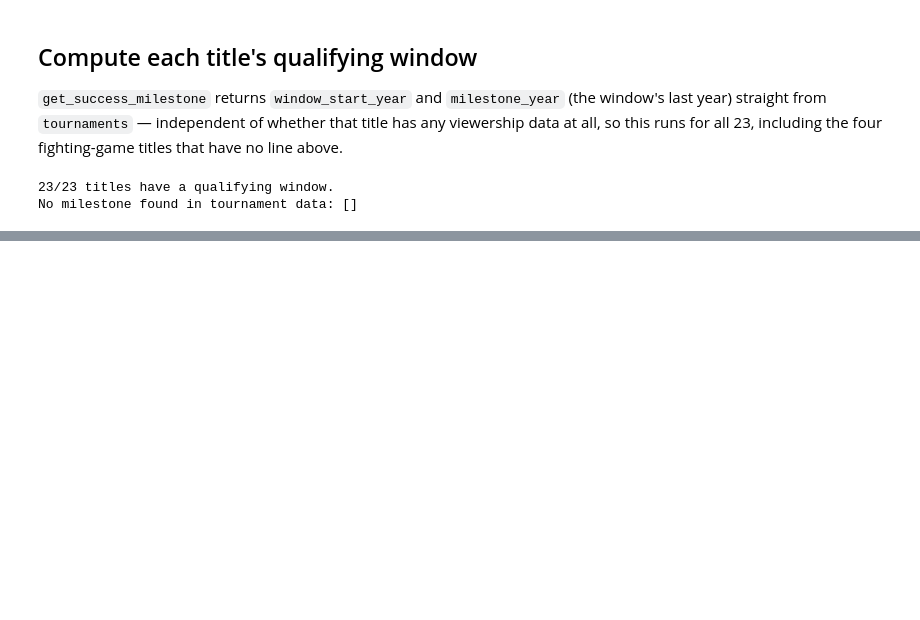
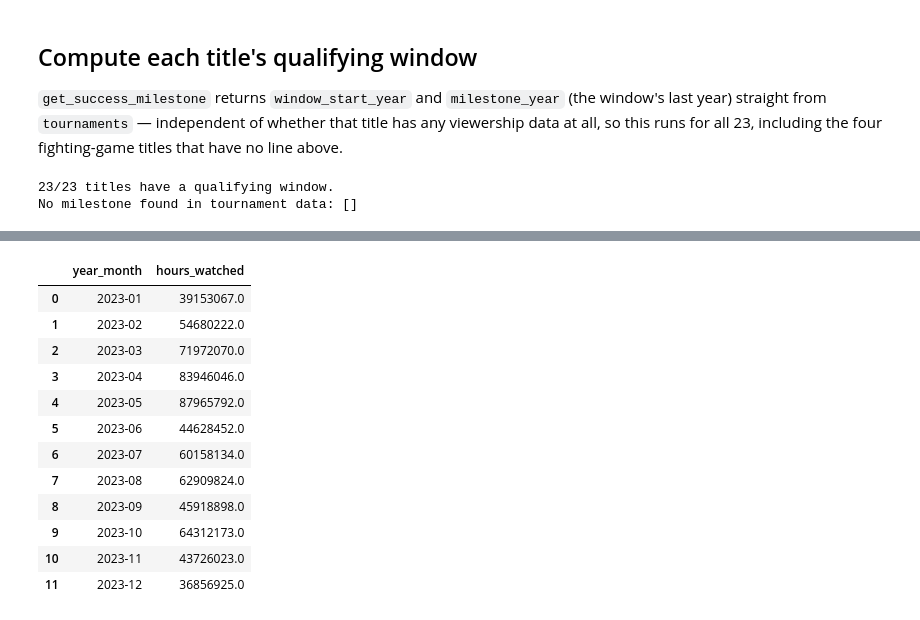
Before and after one commit to JacobH1994/fandomdatapuller, a Jupyter notebook: notebooks/category_trajectories.ipynb, the cells around one changed output, grey strips where cells are left out. Cells and saved outputs as stored; diff of their text form; code cells hidden in the pictures; blank space fills up the shorter version.

```diff
--- a/notebooks/category_trajectories.ipynb
+++ b/notebooks/category_trajectories.ipynb
@@ -286,0 +407,21 @@ plt.show()
+# %%
+# Reproducible check, not just a claim: counter_strike's 2023 series after
+# the collision fix — no near-zero months left.
+cs_2023 = monthly_df[
+    (monthly_df["title_id"] == "counter_strike") & (monthly_df["month"].dt.year == 2023)
+][["year_month", "hours_watched"]].reset_index(drop=True)
+cs_2023
+# %% [output]
+|  | year_month | hours_watched |
+| 0 | 2023-01 | 39153067.0 |
+| 1 | 2023-02 | 54680222.0 |
+| 2 | 2023-03 | 71972070.0 |
+| 3 | 2023-04 | 83946046.0 |
+| 4 | 2023-05 | 87965792.0 |
+| 5 | 2023-06 | 44628452.0 |
+| 6 | 2023-07 | 60158134.0 |
+| 7 | 2023-08 | 62909824.0 |
+| 8 | 2023-09 | 45918898.0 |
+| 9 | 2023-10 | 64312173.0 |
+| 10 | 2023-11 | 43726023.0 |
+| 11 | 2023-12 | 36856925.0 |
```
Also changed, not shown: parts of 7 cells of this notebook, 1 other file.
